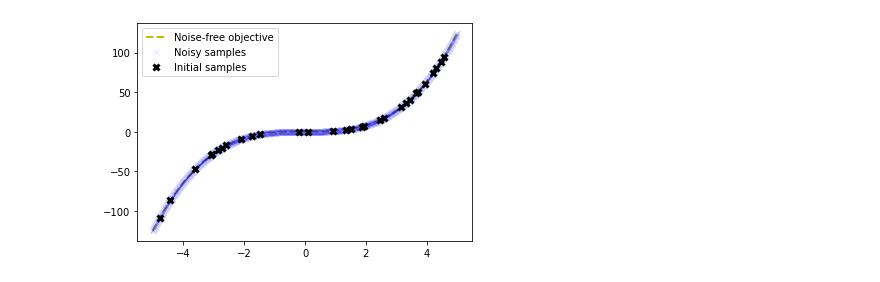
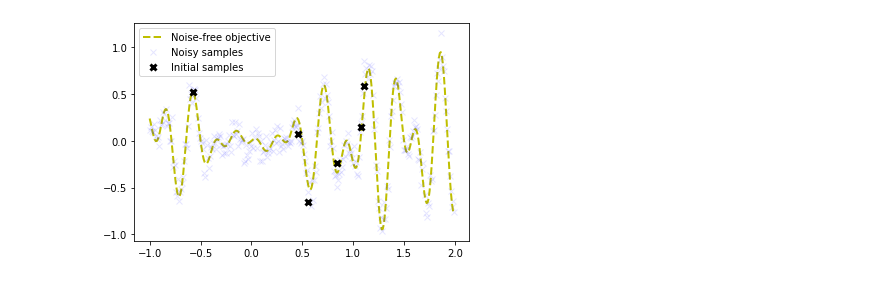
Before and after one commit to MJ10/DEUP, a Jupyter notebook: notebooks/bayesian_optimization.ipynb, the cells around one changed output. Drawn from its saved outputs; the diff is of its cells as text; code cells hidden in the pictures.

```diff
--- a/notebooks/bayesian_optimization.ipynb
+++ b/notebooks/bayesian_optimization.ipynb
@@ -23,33 +23,32 @@ warnings.filterwarnings('ignore')
 # %%
 noise = .1
 
 
 def f(X, noise=noise):
-#     return torch.sin(X) * torch.cos(5 * X) * torch.cos(22 * X) + noise * torch.randn_like(X)
-    return X**3 + noise * torch.randn_like(X)
+    return torch.sin(X) * torch.cos(5 * X) * torch.cos(22 * X) + noise * torch.randn_like(X)
 
 
-bounds = (-5, 5)
+bounds = (-1, 2)
 # f, bounds = repeat(f, bounds)
 # f, bounds = repeat(f, bounds)
 
-X_init = (bounds[1] - bounds[0]) * torch.rand(30, 1) + bounds[0]
+X_init = (bounds[1] - bounds[0]) * torch.rand(6, 1) + bounds[0]
 Y_init = f(X_init)
 
 X = torch.arange(bounds[0], bounds[1], 0.01).reshape(-1, 1)
 Y = f(X, 0)
 
 lengthscale = 1e-2
 tau = 1
 dropout_prob = 0.5
 
 # Plot optimization objective with noise level
 plt.plot(X, Y, 'y--', lw=2, label='Noise-free objective')
 plt.plot(X, f(X), 'bx', lw=1, alpha=0.1, label='Noisy samples')
 plt.plot(X_init, Y_init, 'kx', mew=3, label='Initial samples')
 plt.legend();
 # %% [output]
-[figure, old version]
+[figure, new version]
 # %%
 def optimize(model_name, X_init, Y_init, plot=False, n_steps=5, epochs=15, **kwargs):
 
```
Also changed, not shown: parts of 7 cells of this notebook, 2 other files.
